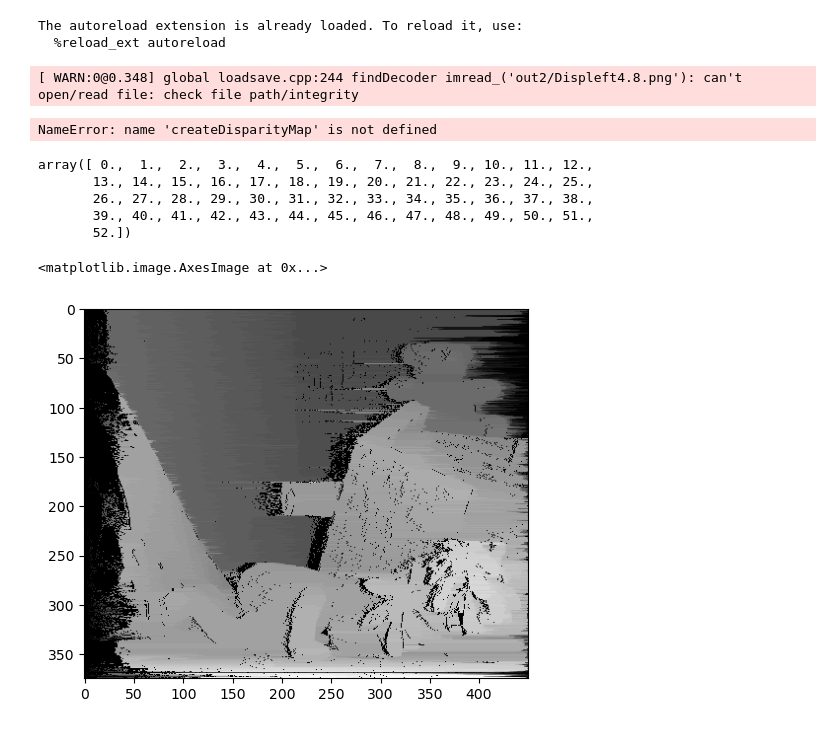
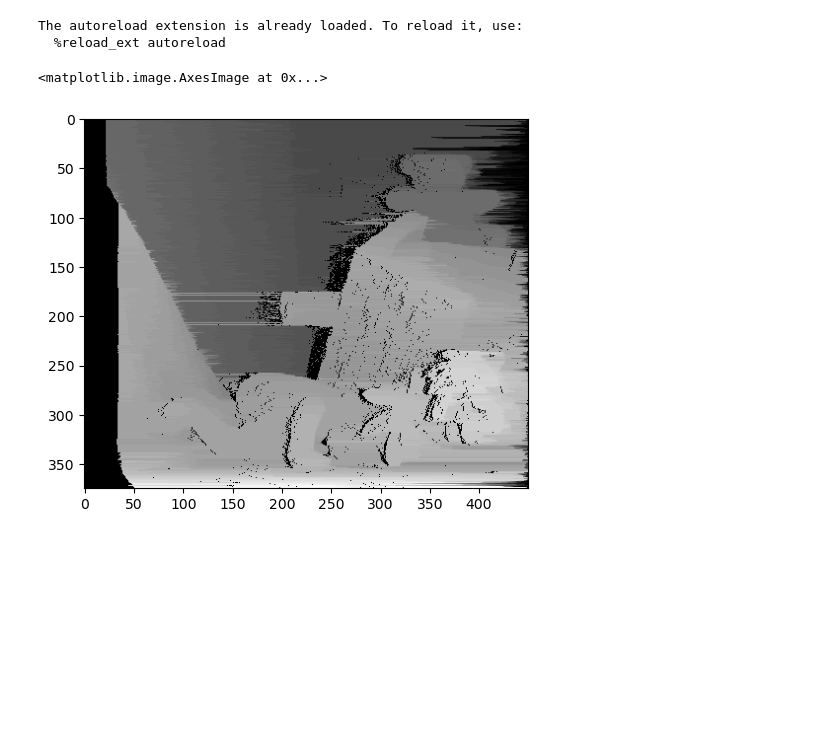
Before and after one commit to RomainFrog/StereoMatching, a Jupyter notebook: algoDP/eval.ipynb, the cells around one changed output. Cells and saved outputs as stored; diff of their text form; code cells hidden in the pictures; blank space fills up the shorter version.

```diff
--- a/algoDP/eval.ipynb
+++ b/algoDP/eval.ipynb
@@ -18,40 +18,18 @@ The autoreload extension is already loaded. To reload it, use:
 # %%
 fgt = "../teddy/disp2.png"
 foccl = "../teddy/occl.png"
-fdisp = "out2/Displeft4.8.png"
+fleft = "../teddy/im2.png"
+fright = "../teddy/im6.png"
 
 gt = cv2.imread(fgt, cv2.IMREAD_GRAYSCALE)
-disp = cv2.imread(fdisp, cv2.IMREAD_GRAYSCALE)
 occl = cv2.imread(foccl, cv2.IMREAD_GRAYSCALE)
+left = cv2.imread(fleft, cv2.IMREAD_GRAYSCALE)
+right = cv2.imread(fright, cv2.IMREAD_GRAYSCALE)
-# %% [output]
-[ WARN:0@0.348] global loadsave.cpp:244 findDecoder imread_('out2/Displeft4.8.png'): can't open/read file: check file path/integrity
-# %%
-from stereo import stereoMatching
-from skimage import io
-
-Ig = "../teddy/im2.png"
-Id = "../teddy/im6.png"
-
-Ig = cv2.imread(Ig, cv2.IMREAD_GRAYSCALE)
-Id = cv2.imread(Id, cv2.IMREAD_GRAYSCALE)
-
-occlusionCost = 20
-
-leftDisparityMap = np.zeros(Ig.shape, dtype='float64')
-rightDisparityMap = np.zeros(Ig.shape, dtype='float64')
-leftDisparityMap, rightDisparityMap = createDisparityMap(Ig, Id, occlusionCost, leftDisparityMap, rightDisparityMap)
-# %% [output]
-NameError: name 'createDisparityMap' is not defined
-# %%
-np.unique(leftDisparityMap)
-# %% [output]
-array([ 0.,  1.,  2.,  3.,  4.,  5.,  6.,  7.,  8.,  9., 10., 11., 12.,
-       13., 14., 15., 16., 17., 18., 19., 20., 21., 22., 23., 24., 25.,
-       26., 27., 28., 29., 30., 31., 32., 33., 34., 35., 36., 37., 38.,
-       39., 40., 41., 42., 43., 44., 45., 46., 47., 48., 49., 50., 51.,
-       52.])
+# %%
+from stereo import stereoMatching, mode_filter, stereo_2
+lmap, rmap = stereo_2(left, right, 30)
 # %%
-plt.imshow(leftDisparityMap, cmap="gray")
+plt.imshow(lmap, cmap="gray")
 # %% [output]
 <matplotlib.image.AxesImage at 0x...>
-[figure, old version]
+[figure, new version]
```
Also changed, not shown: parts of 17 cells of this notebook, 6 other files.
